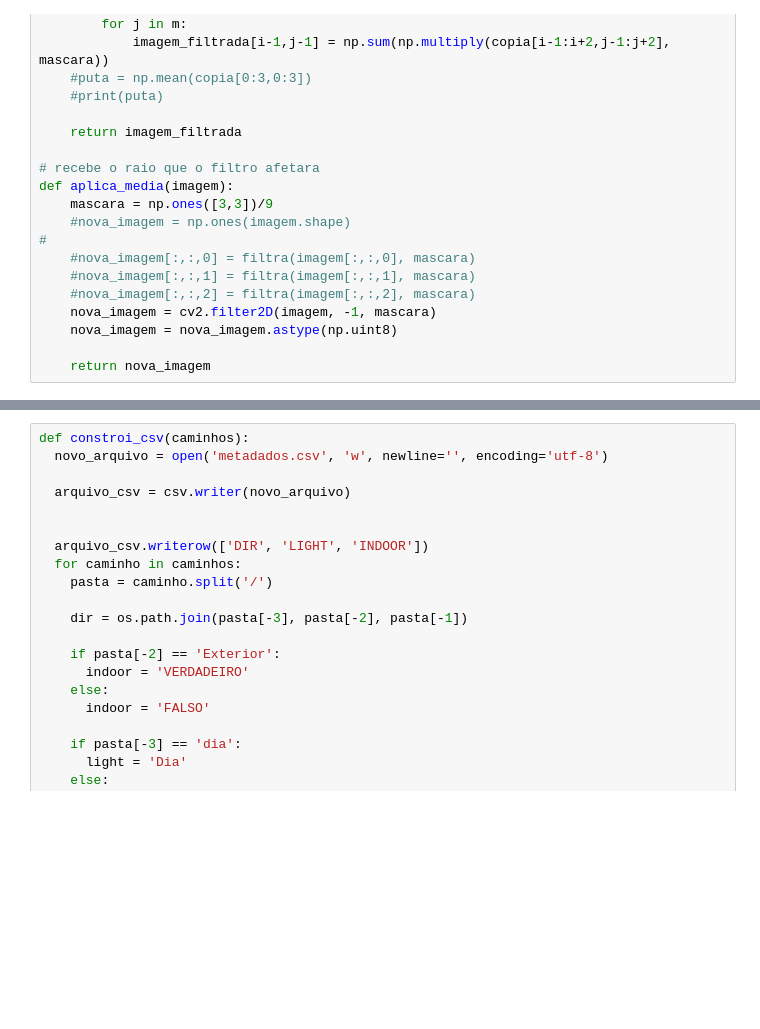
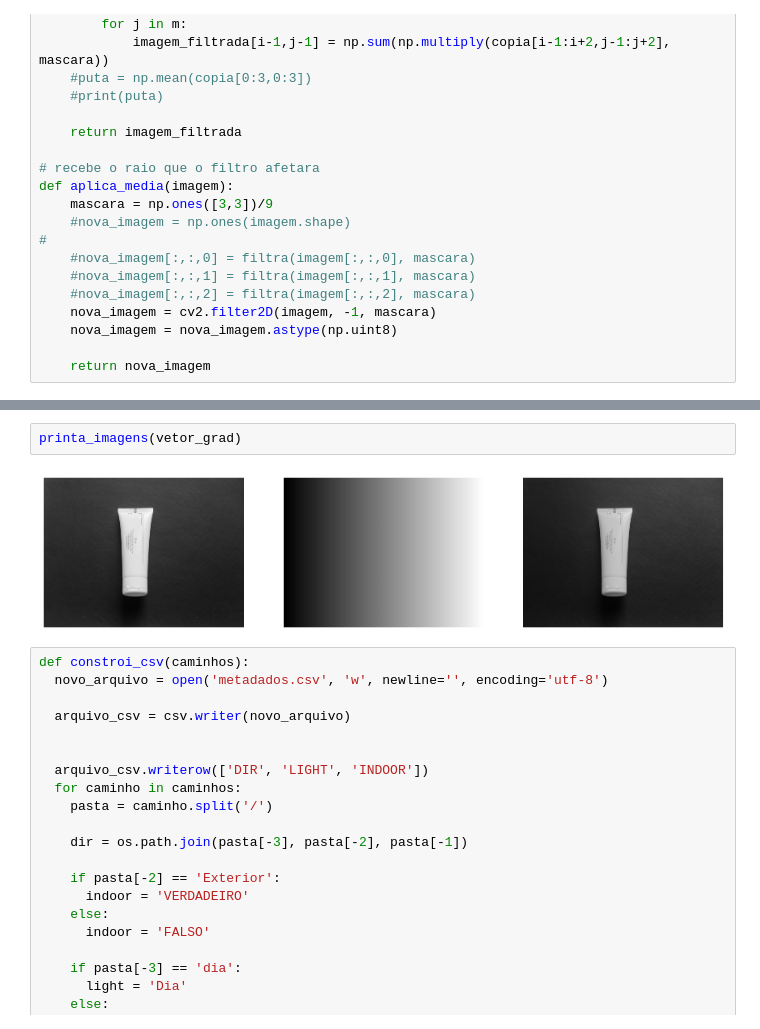
Before and after one commit to migostro/laboratorio-de-visao, a Jupyter notebook: DataAugmentation.ipynb, the cells around one changed output, grey strips where cells are left out. Saved outputs shown, nothing was run; the diff lists cells and outputs as text; blank space fills up the shorter version.

```diff
--- a/DataAugmentation.ipynb
+++ b/DataAugmentation.ipynb
@@ -250,3 +252,7 @@ print(np.min(imagem_grad))
+# %%
+printa_imagens(vetor_grad)
+# %% [output]
+[figure, added]
 # %%
 def constroi_csv(caminhos):
   novo_arquivo = open('metadados.csv', 'w', newline='', encoding='utf-8')
```
Also changed, not shown: parts of 21 cells of this notebook.
